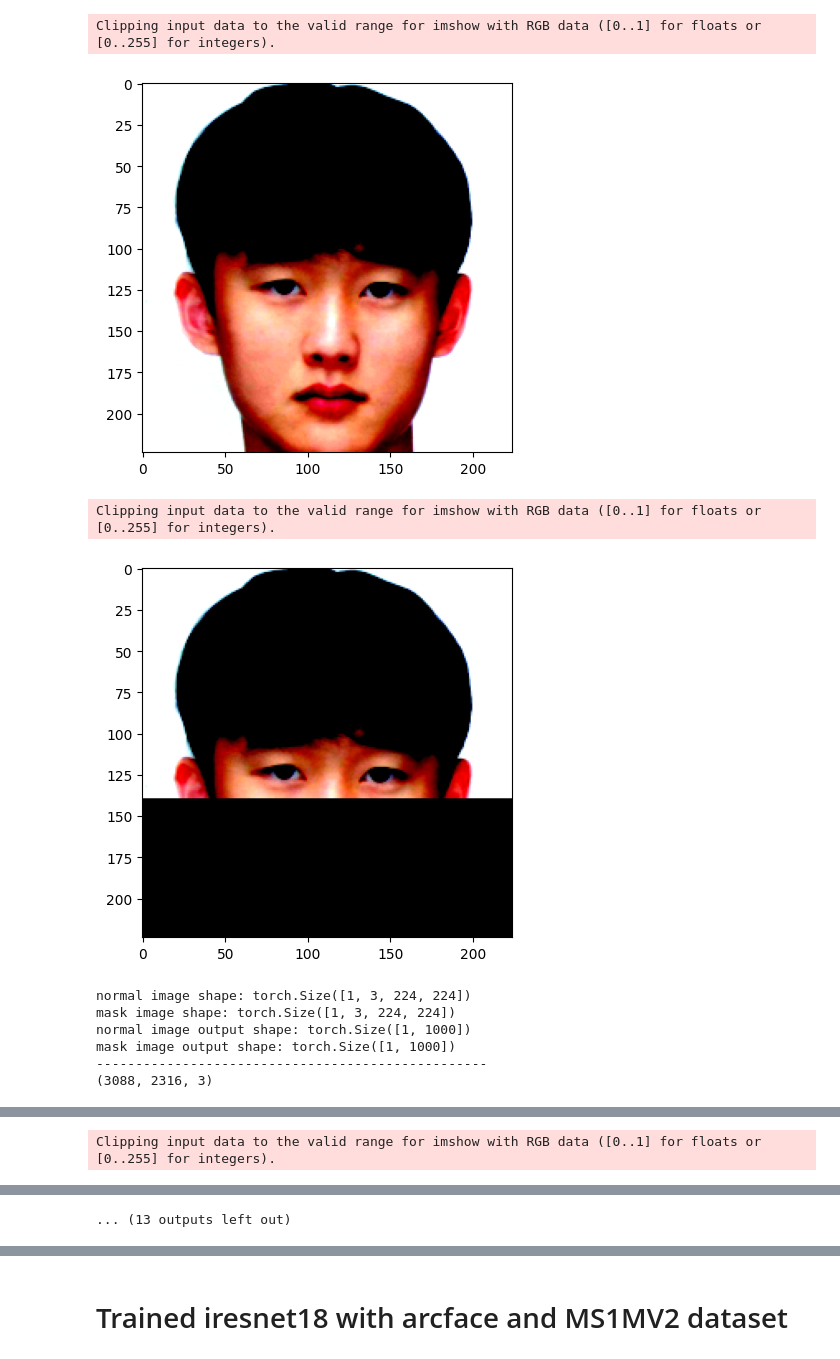
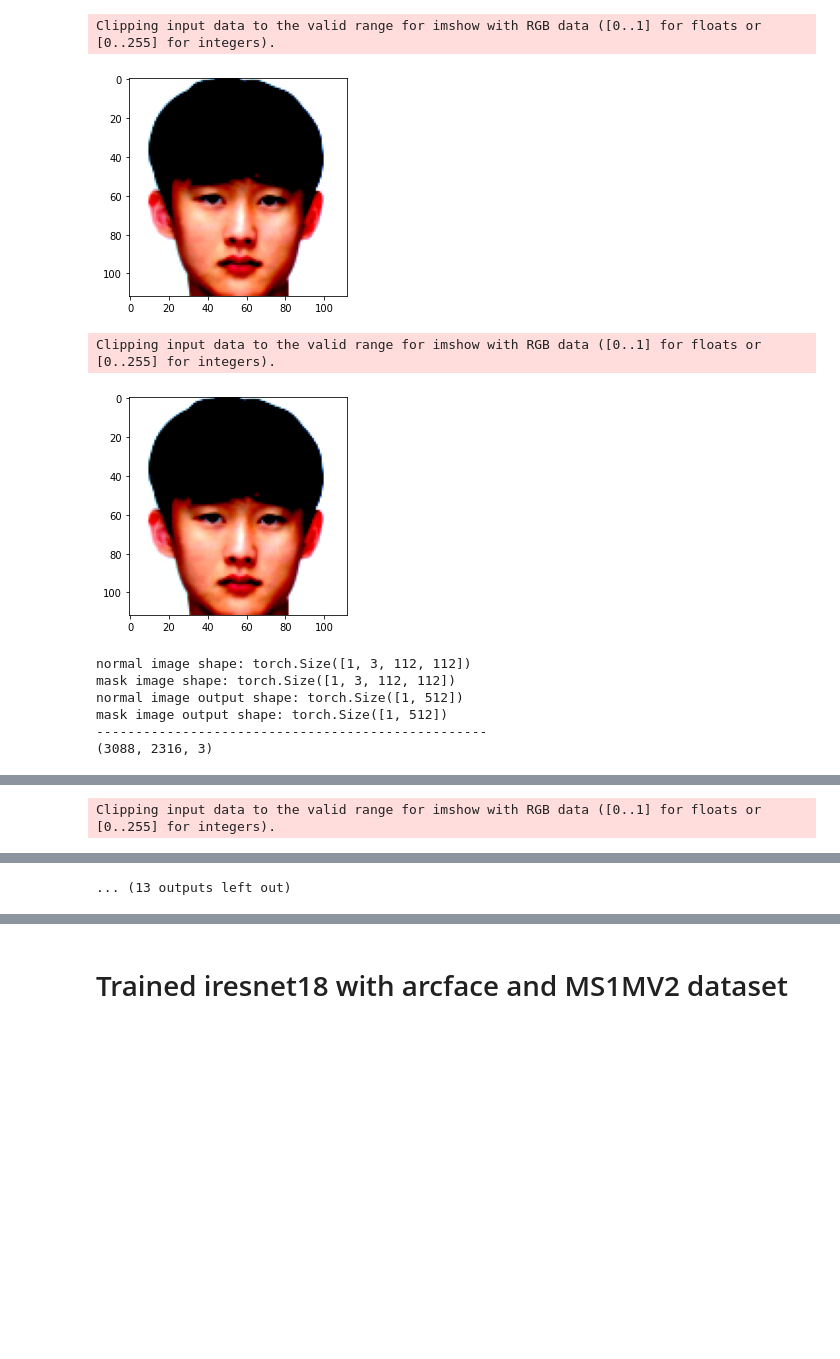
Before and after one commit to jaejungscene/Mask-Face-Verification-on-Web, a Jupyter notebook: toy-result.ipynb, the cells around one changed output, grey strips where cells are left out. Drawn from its saved outputs; the diff is of its cells as text; code cells hidden in the pictures; blank space fills up the shorter version.

```diff
--- a/toy-result.ipynb
+++ b/toy-result.ipynb
@@ -18,5 +11,4 @@ def cos_sim(x:torch.tensor, y:torch.tensor)->torch.tensor:
 # %%
-# Trained model with margin loss(ArcFace, CosFace, SphereFace)
 import os
 import torch
 import torch
@@ -28,10 +20,12 @@ from torch import nn
 from torchvision import transforms
 from torchvision import models
 
-
+# base_dir = "/Users/jaejungscene/Projects/CV-project/Computer-Vision-Project/"
 base_dir = "/home/ljj0512/private/workspace/CV-project/Computer-Vision-Project/"
 
-model = models.resnet50(weights=models.ResNet50_Weights.DEFAULT)
+weights = torch.load(os.path.join(base_dir,"weights/backbone-r18.pth"), map_location=torch.device("cpu"))
+model = iresnet18()
+model.load_state_dict(weights)
 model.eval()
 print("params: {:,}".format(sum([p.data.nelement() for p in model.parameters()])))
 
@@ -54,7 +48,7 @@ for i in range(4):
     image_transforms = transforms.Compose([
             transforms.ToPILImage(),
             transforms.CenterCrop((min_size,min_size)),
-            transforms.Resize(size=(224,224)),
+            transforms.Resize(size=(112,112)),
             transforms.ToTensor(),
             transforms.Normalize(
                 [0.485, 0.456, 0.406],
@@ -93,10 +86,10 @@ params: 25,557,032
 Clipping input data to the valid range for imshow with RGB data ([0..1] for floats or [0..255] for integers).
-[figure, old version]
+[figure, new version]
 Clipping input data to the valid range for imshow with RGB data ([0..1] for floats or [0..255] for integers).
-[figure, old version]
+[figure, new version]
-normal image shape: torch.Size([1, 3, 224, 224])
-mask image shape: torch.Size([1, 3, 224, 224])
-normal image output shape: torch.Size([1, 1000])
-mask image output shape: torch.Size([1, 1000])
+normal image shape: torch.Size([1, 3, 112, 112])
+mask image shape: torch.Size([1, 3, 112, 112])
+normal image output shape: torch.Size([1, 512])
+mask image output shape: torch.Size([1, 512])
 --------------------------------------------------
 (3088, 2316, 3)
```
Also changed, not shown: parts of 7 cells of this notebook, 1 other file.
